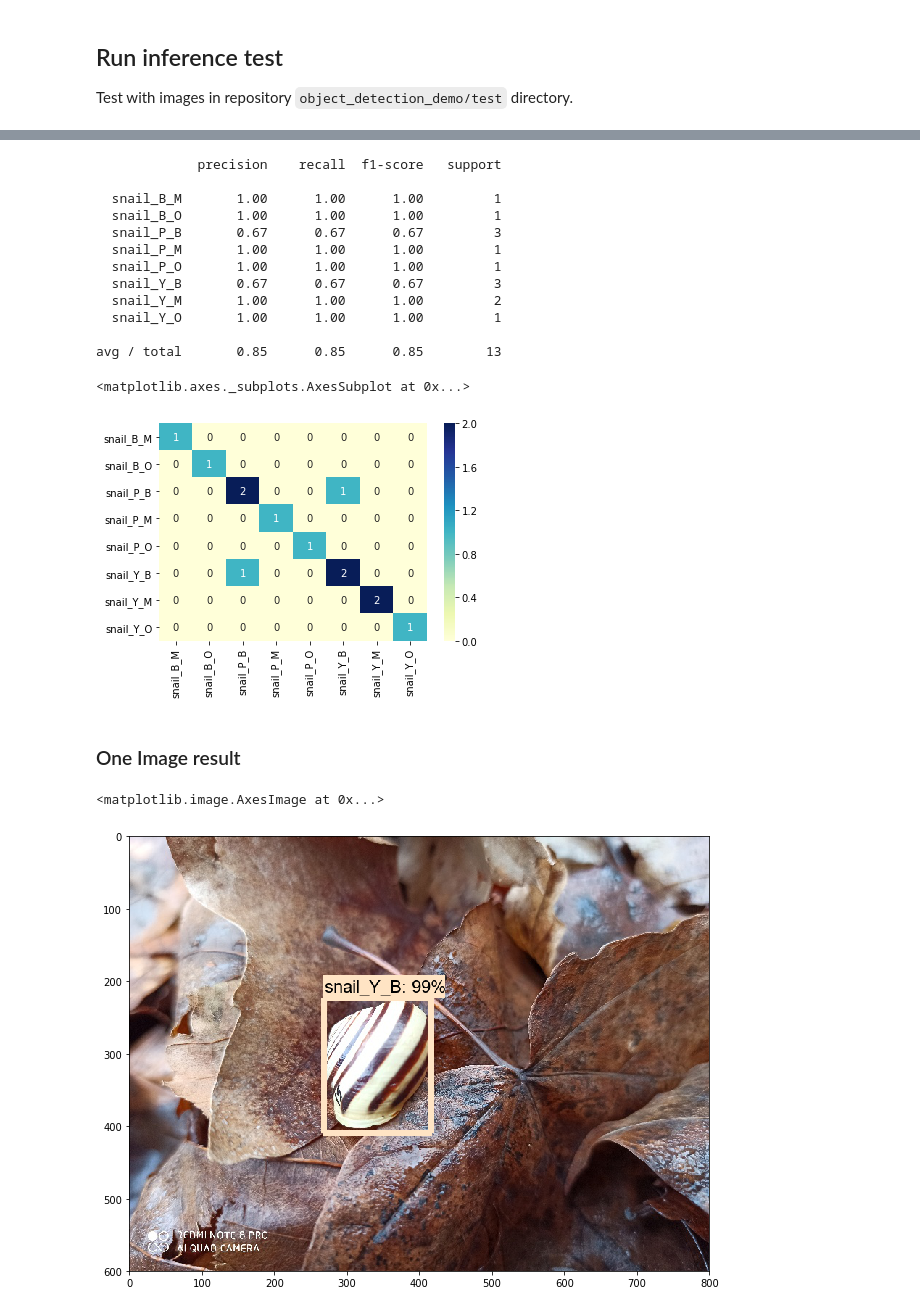
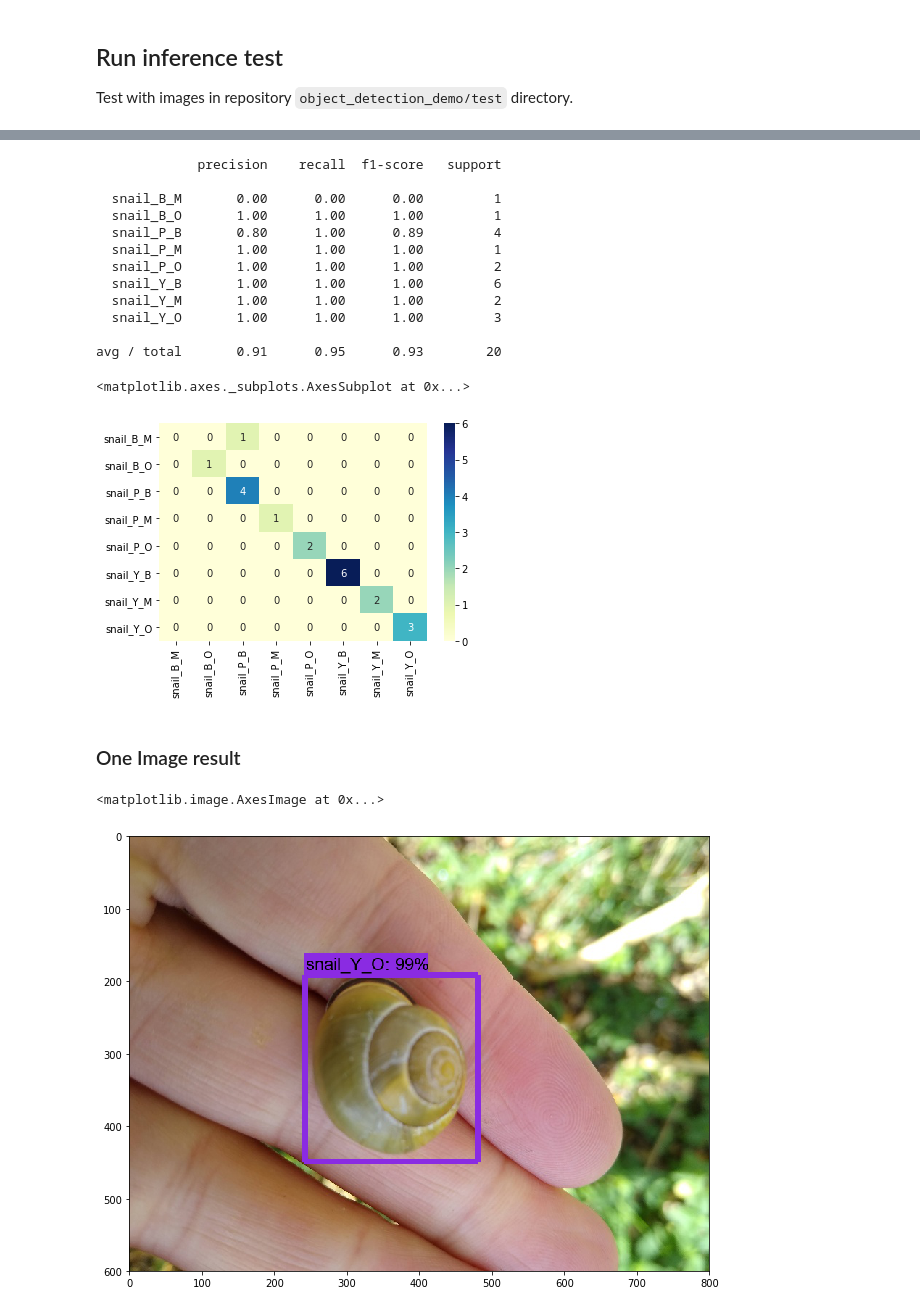
Before and after one commit to Raikao/shell_recognition, a Jupyter notebook: local_inference_test.ipynb, the cells around one changed output, grey strips where cells are left out. Drawn from its saved outputs; the diff is of its cells as text; code cells hidden in the pictures.

```diff
--- a/local_inference_test.ipynb
+++ b/local_inference_test.ipynb
@@ -7,12 +8,12 @@ import glob
 # %%
 #Absolute Path to frozen detection graph. This is the actual model that is used for the object detection.
-PATH_TO_CKPT = 'C:/Users/raika/Desktop/rai/object_detection_demo/morph_frozen_inference_graph.pb'
+PATH_TO_CKPT = 'C:/Users/raika/Desktop/rai/shell_recognition/frozen_inference_graph.pb'
 
 #Absolute path List of the strings that is used to add correct label for each box.
-PATH_TO_LABELS = 'C:/Users/raika/Desktop/rai/object_detection_demo/morph_label_map.pbtxt'
+PATH_TO_LABELS = 'C:/Users/raika/Desktop/rai/shell_recognition/morph_label_map.pbtxt'
 
 # If you want to test the code with your images, just add images files to the PATH_TO_TEST_IMAGES_DIR (./test).
-PATH_TO_TEST_IMAGES_DIR = 'C:/Users/raika/Desktop/rai/object_detection_demo/test'
+PATH_TO_TEST_IMAGES_DIR = 'C:/Users/raika/Desktop/rai/shell_recognition/test'
 
 assert os.path.isfile(PATH_TO_CKPT)
 assert os.path.isfile(PATH_TO_LABELS)
@@ -215,16 +212,16 @@ print(sklearn.metrics.classification_report(real[0:],results))
 # %% [output]
              precision    recall  f1-score   support
 
-  snail_B_M       1.00      1.00      1.00         1
+  snail_B_M       0.00      0.00      0.00         1
   snail_B_O       1.00      1.00      1.00         1
-  snail_P_B       0.67      0.67      0.67         3
+  snail_P_B       0.80      1.00      0.89         4
   snail_P_M       1.00      1.00      1.00         1
-  snail_P_O       1.00      1.00      1.00         1
-  snail_Y_B       0.67      0.67      0.67         3
+  snail_P_O       1.00      1.00      1.00         2
+  snail_Y_B       1.00      1.00      1.00         6
   snail_Y_M       1.00      1.00      1.00         2
-  snail_Y_O       1.00      1.00      1.00         1
+  snail_Y_O       1.00      1.00      1.00         3
 
-avg / total       0.85      0.85      0.85        13
+avg / total       0.91      0.95      0.93        20
 # %%
 confusion= pd.DataFrame(conf, index = [i for i in ["snail_B_M", "snail_B_O", "snail_P_B","snail_P_M","snail_P_O","snail_Y_B","snail_Y_M","snail_Y_O"]],
                   columns = [i for i in ["snail_B_M", "snail_B_O", "snail_P_B","snail_P_M","snail_P_O","snail_Y_B","snail_Y_M","snail_Y_O"]])
@@ -232,33 +229,33 @@ import seaborn as sn
 sn.heatmap(confusion, annot=True, cmap="YlGnBu")
 # %% [output]
 <matplotlib.axes._subplots.AxesSubplot at 0x...>
-[figure, old version]
+[figure, new version]
 # %%
 import sklearn
 # %% [markdown]
 ### One Image result
 # %%
 #Image path
-image = Image.open('C:/Users/raika/Desktop/rai/Snails/Images/Morph/test/1030.jpg')
+image = Image.open('C:/Users/raika/Desktop/rai/shell_recognition/test/1493.jpg')
 # the array based representation of the image will be used later in order to prepare the
 # result image with boxes and labels on it.
 image_np = load_image_into_numpy_array(image)
 # Expand dimensions since the model expects images to have shape: [1, None, None, 3]
 image_np_expanded = np.expand_dims(image_np, axis=0)
 # Actual detection.
 output_dict = run_inference_for_single_image(image_np, detection_graph)
 # Visualization of the results of a detection.
 vis_util.visualize_boxes_and_labels_on_image_array(
     image_np,
     output_dict['detection_boxes'],
     output_dict['detection_classes'],
     output_dict['detection_scores'],
     category_index,
     instance_masks=output_dict.get('detection_masks'),
     use_normalized_coordinates=True,
     line_thickness=8)
 plt.figure(figsize=IMAGE_SIZE)
 plt.imshow(image_np)
 # %% [output]
 <matplotlib.image.AxesImage at 0x...>
-[figure, old version]
+[figure, new version]
```
Also changed, not shown: parts of 7 cells of this notebook, 2 other files.
